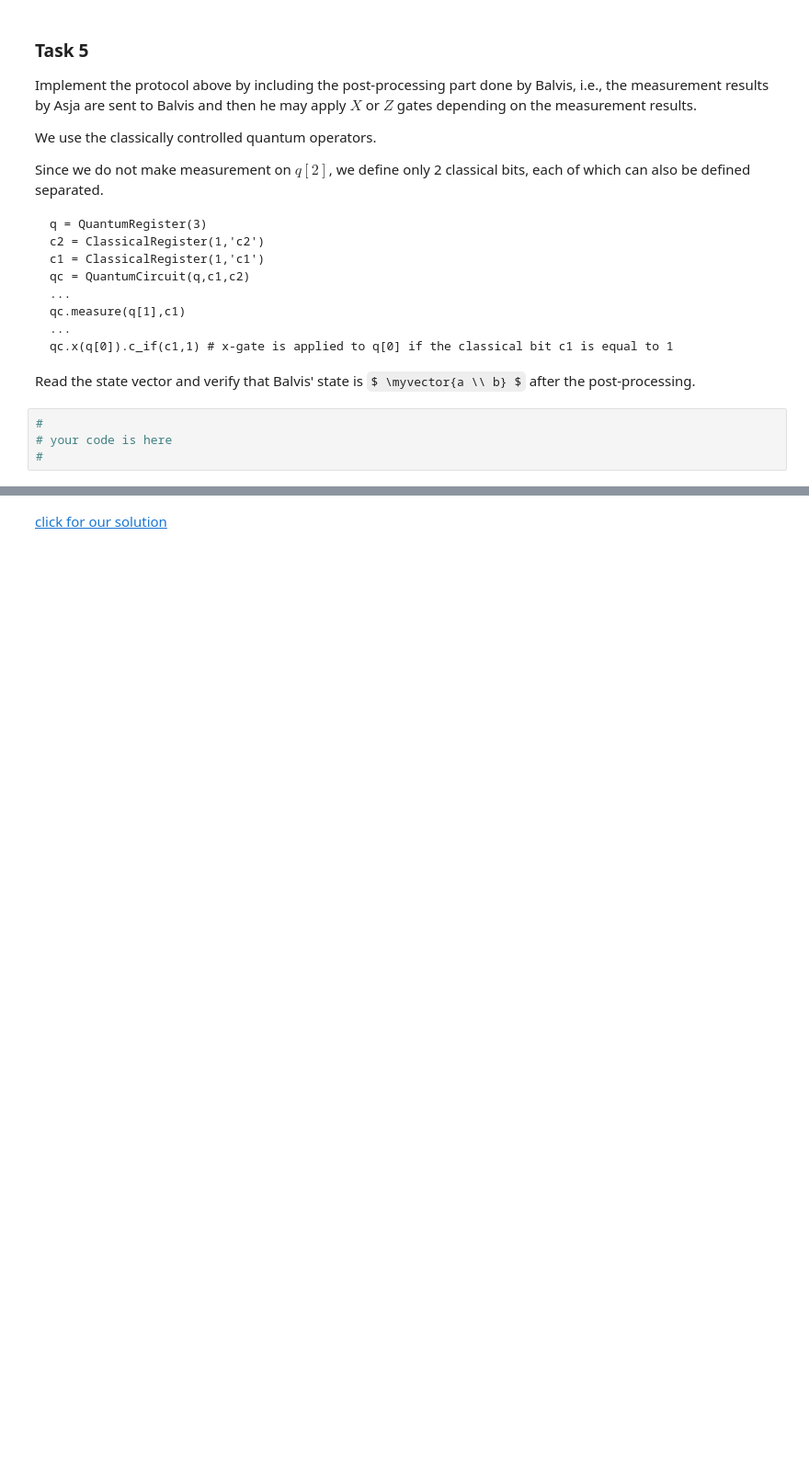
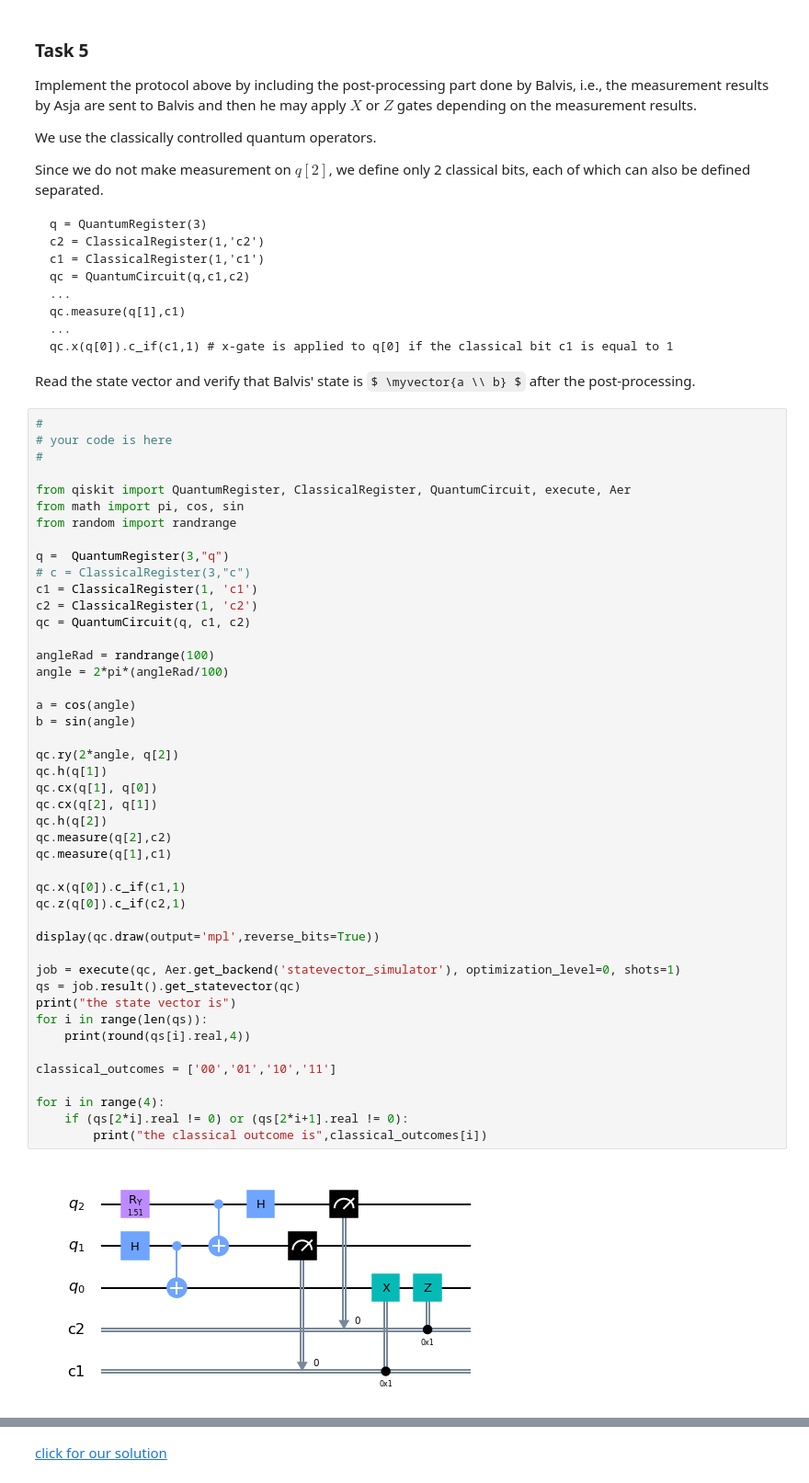
Before and after one commit to aamirshahx/quantum-coursework, a Jupyter notebook: Week1/basics-of-quantum-computing-master/bronze/B56_Quantum_Teleportation.ipynb, the cells around one changed output, grey strips where cells are left out. Shown at 92% size. Saved outputs shown, nothing was run; the diff lists cells and outputs as text; some formulas as TeX source; blank space fills up the shorter version.

```diff
--- a/Week1/basics-of-quantum-computing-master/bronze/B56_Quantum_Teleportation.ipynb
+++ b/Week1/basics-of-quantum-computing-master/bronze/B56_Quantum_Teleportation.ipynb
@@ -166,7 +264,50 @@ Since we do not make measurement on $ q[2] $, we define only 2 classical bits, e
     qc.x(q[0]).c_if(c1,1) # x-gate is applied to q[0] if the classical bit c1 is equal to 1
 
 Read the state vector and verify that Balvis' state is $ \myvector{a \\ b} $ after the post-processing.
-# %%
-#
-# your code is here
-#
+# %%
+#
+# your code is here
+#
+
+from qiskit import QuantumRegister, ClassicalRegister, QuantumCircuit, execute, Aer
+from math import pi, cos, sin
+from random import randrange
+
+q =  QuantumRegister(3,"q")
+# c = ClassicalRegister(3,"c")
+c1 = ClassicalRegister(1, 'c1')
+c2 = ClassicalRegister(1, 'c2')
+qc = QuantumCircuit(q, c1, c2)
+
+angleRad = randrange(100)
+angle = 2*pi*(angleRad/100)
+
+a = cos(angle)
+b = sin(angle)
+
+qc.ry(2*angle, q[2])
+qc.h(q[1])
+qc.cx(q[1], q[0])
+qc.cx(q[2], q[1])
+qc.h(q[2])
+qc.measure(q[2],c2)
+qc.measure(q[1],c1)
+
+qc.x(q[0]).c_if(c1,1)
+qc.z(q[0]).c_if(c2,1)
+
+display(qc.draw(output='mpl',reverse_bits=True))
+
+job = execute(qc, Aer.get_backend('statevector_simulator'), optimization_level=0, shots=1)
+qs = job.result().get_statevector(qc)
+print("the state vector is")
+for i in range(len(qs)):
+    print(round(qs[i].real,4))
+
+classical_outcomes = ['00','01','10','11']
+
+for i in range(4):
+    if (qs[2*i].real != 0) or (qs[2*i+1].real != 0):
+        print("the classical outcome is",classical_outcomes[i])
+# %% [output]
+[figure, added]
```
Also changed, not shown: parts of 9 cells of this notebook, 1 other file.
